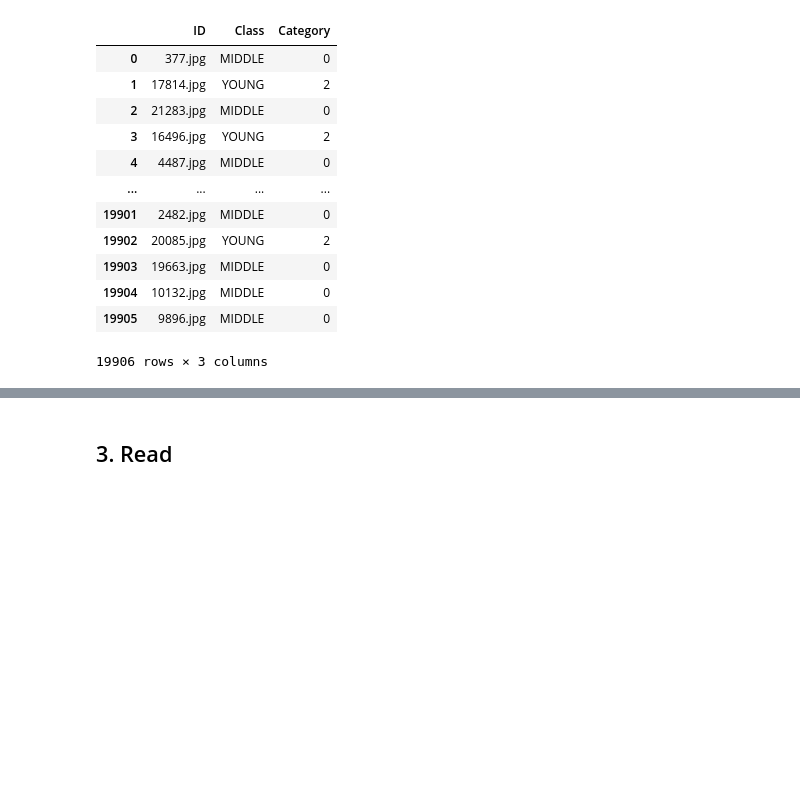
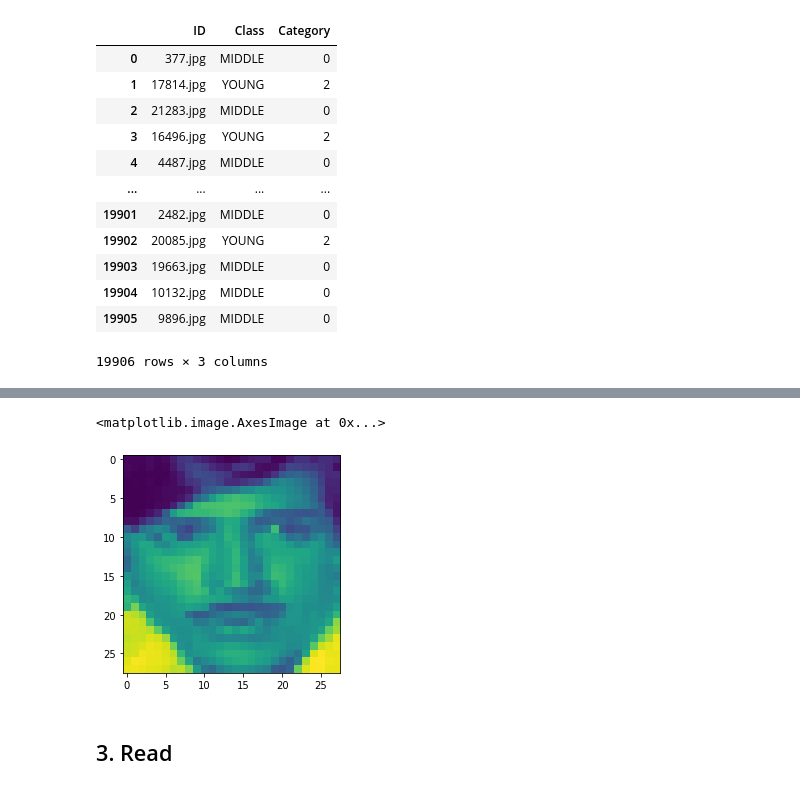
Before and after one commit to jucalfonsom/ml-course, a Jupyter notebook: age_detection.ipynb, the cells around one changed output, grey strips where cells are left out. Saved outputs shown, nothing was run; the diff lists cells and outputs as text; code cells hidden in the pictures; blank space fills up the shorter version.

```diff
--- a/age_detection.ipynb
+++ b/age_detection.ipynb
@@ -108,0 +139,2 @@ photo.shape
+# %%
+IMAGE_SIZE = 28
@@ -108,0 +178,9 @@ photo.shape
+# %%
+# Get the X and Y data from pickle
+X_Temp = open('X_features','rb')
+X_data = pickle.load(X_Temp)
+print(X_data.shape)
+
+Y_Temp = open('Y_labels','rb')
+Y_data = pickle.load(Y_Temp)
+print(Y_data.shape)
@@ -108,0 +253,4 @@ photo.shape
+# %%
+image_test = X_test[0].reshape(-1,IMAGE_SIZE,IMAGE_SIZE,1)
+prediction = model.predict([image_test])
+print(f'Test: {y_test[0]} Model: {prediction}')
@@ -109,3 +266,8 @@ photo.shape
+# %%
+plt.imshow(image_test.reshape(28,28))
+# %% [output]
+<matplotlib.image.AxesImage at 0x...>
+[figure, added]
 # %% [markdown]
 ## 3. Read
 # %% [markdown]
```
Also changed, not shown: parts of 27 cells of this notebook, 2 other files.
